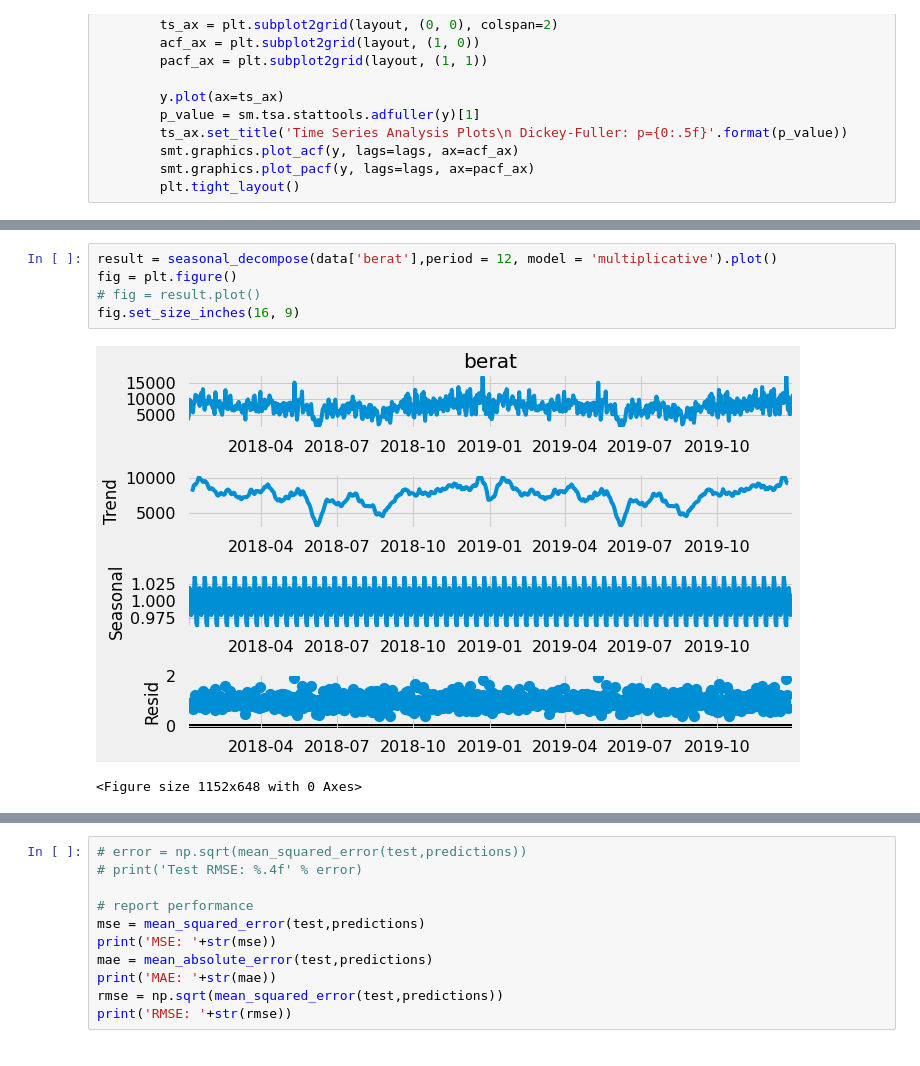
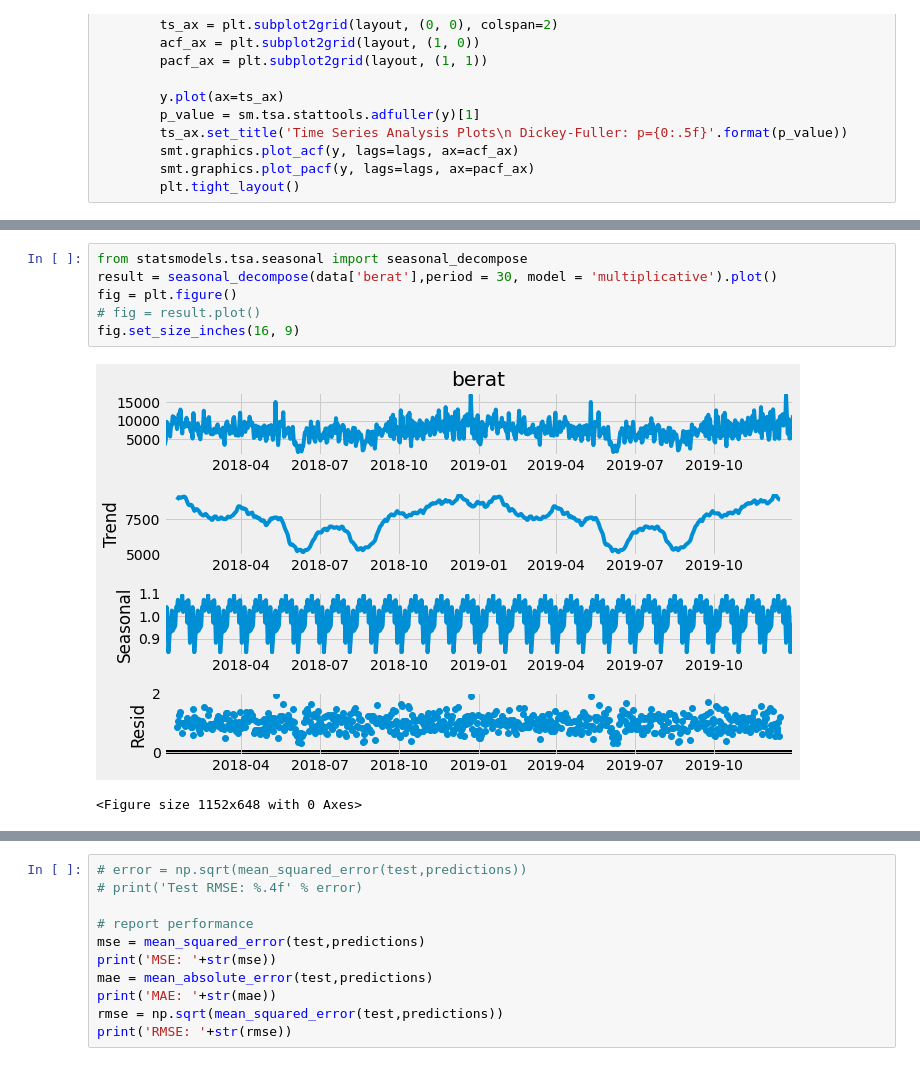
Before and after one commit to Suwandi-amin-sangaji/arima, a Jupyter notebook: Arima_prediksi.ipynb, the cells around one changed output, grey strips where cells are left out. Cells and saved outputs as stored; diff of their text form.

```diff
--- a/Arima_prediksi.ipynb
+++ b/Arima_prediksi.ipynb
@@ -127,10 +126,11 @@ data['berat'].plot();
 # %%
-result = seasonal_decompose(data['berat'],period = 12, model = 'multiplicative').plot()
+from statsmodels.tsa.seasonal import seasonal_decompose
+result = seasonal_decompose(data['berat'],period = 30, model = 'multiplicative').plot()
 fig = plt.figure()
 # fig = result.plot()
 fig.set_size_inches(16, 9)
 # %% [output]
-[figure, old version]
+[figure, new version]
 <Figure size 1152x648 with 0 Axes>
 # %%
 test_stationarity(data['berat'])
```
Also changed, not shown: parts of 17 cells of this notebook, 1 other file.
